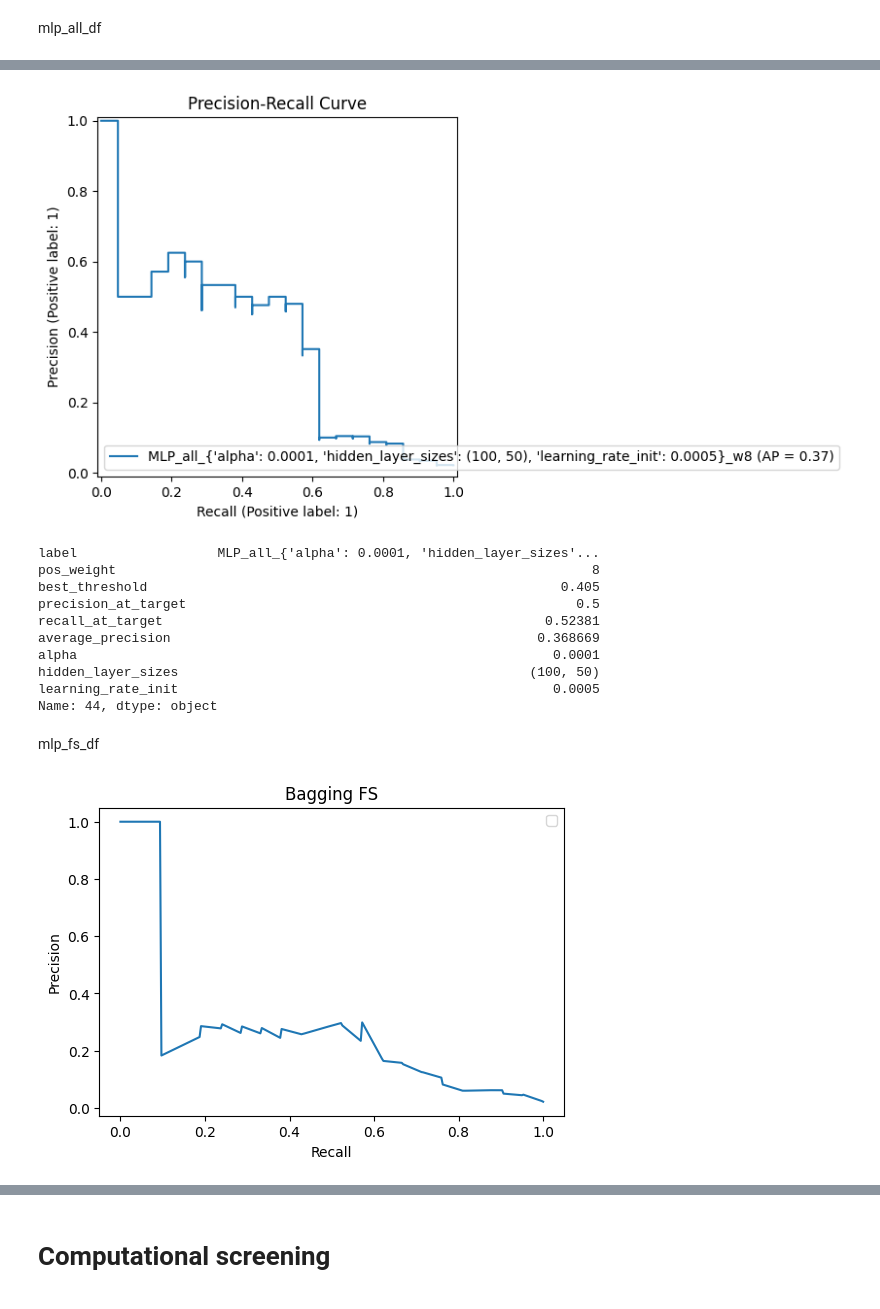
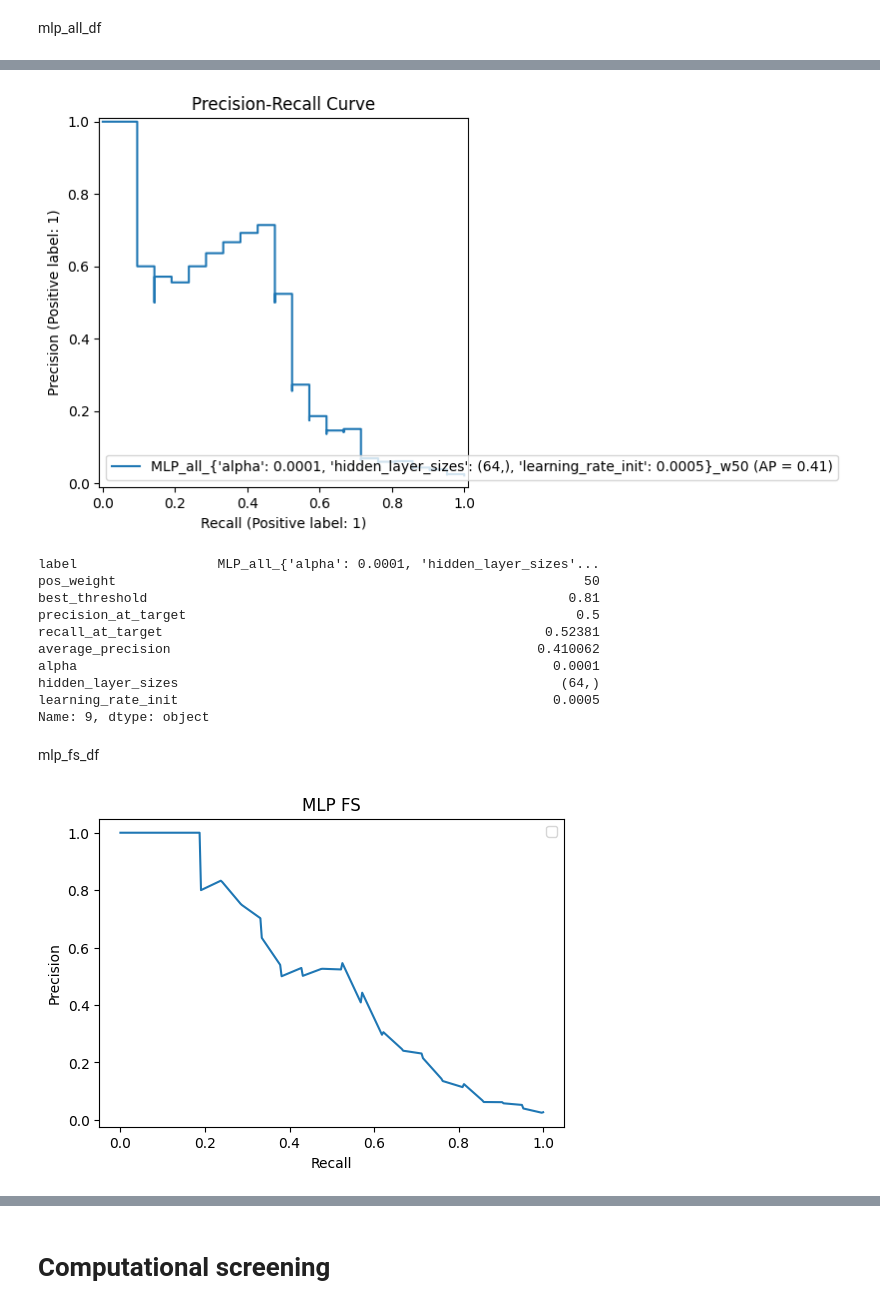
Before and after one commit to partha-pkp/in-silico-drug-discovery, a Jupyter notebook: partha/6380_analysis.ipynb, the cells around one changed output, grey strips where cells are left out. Drawn from its saved outputs; the diff is of its cells as text; code cells hidden in the pictures.

Commit message:
best-config-1-3-21-16

```diff
--- a/partha/6380_analysis.ipynb
+++ b/partha/6380_analysis.ipynb
@@ -482,7 +492,7 @@ def make_bagging_model(n_estimators=100, max_depth=None, min_samples_leaf=1):
     ])
 
 
-def make_mlp_model(hidden_layer_sizes=(100,), alpha=0.0001, learning_rate_init=0.001):
+def make_mlp_model(hidden_layer_sizes=(500,), alpha=0.0001, learning_rate_init=0.001):
     return Pipeline([
         ("imputer", SimpleImputer(strategy="median")),
         ("scaler", StandardScaler()),
@@ -535,7 +545,8 @@ bagging_grid = {
     "min_samples_leaf": [1, 2]
 }
 
-bagging_weights = [1, 2, 3, 5, 8, 10, 15, 20]
+# bagging_weights = [1, 2, 3, 5, 8, 10, 15, 20]
+bagging_weights = [1,20,50,100,200,500,1000]
 
 bagging_all_results = []
 
@@ -619,7 +630,7 @@ mlp_grid = {
     "learning_rate_init": [0.001, 0.0005]
 }
 
-mlp_weights = [1, 2, 3, 5, 8, 10, 15, 20]
+mlp_weights = [1,20,50,100,200,500,1000]
 
 mlp_all_results = []
 
@@ -865,31 +876,31 @@ plt.show()
 
 print(best_row)
 # %% [output]
-[figure, old version]
+[figure, new version]
 label                  MLP_all_{'alpha': 0.0001, 'hidden_layer_sizes'...
-pos_weight                                                             8
-best_threshold                                                     0.405
+pos_weight                                                            50
+best_threshold                                                      0.81
 precision_at_target                                                  0.5
 recall_at_target                                                 0.52381
-average_precision                                               0.368669
+average_precision                                               0.410062
 alpha                                                             0.0001
-hidden_layer_sizes                                             (100, 50)
+hidden_layer_sizes                                                 (64,)
 learning_rate_init                                                0.0005
-Name: 44, dtype: object
+Name: 9, dtype: object
 # %% [markdown]
 mlp_fs_df
 # %%
-best_row = bagging_fs_df.iloc[0]
+best_row = mlp_fs_df.iloc[0]
 
 match = None
-for r in bagging_fs_results:
+for r in mlp_fs_results:
     if r["label"] == best_row["label"]:
         match = r
         break
 
-plot_smooth_pr(y_test, match["y_prob"], title="Bagging FS")
+plot_smooth_pr(y_test, match["y_prob"], title="MLP FS")
 # %% [output]
-[figure, old version]
+[figure, new version]
 # %%
 best_row = mlp_fs_df.iloc[0]
 
```
Also changed, not shown: parts of 16 cells of this notebook.
